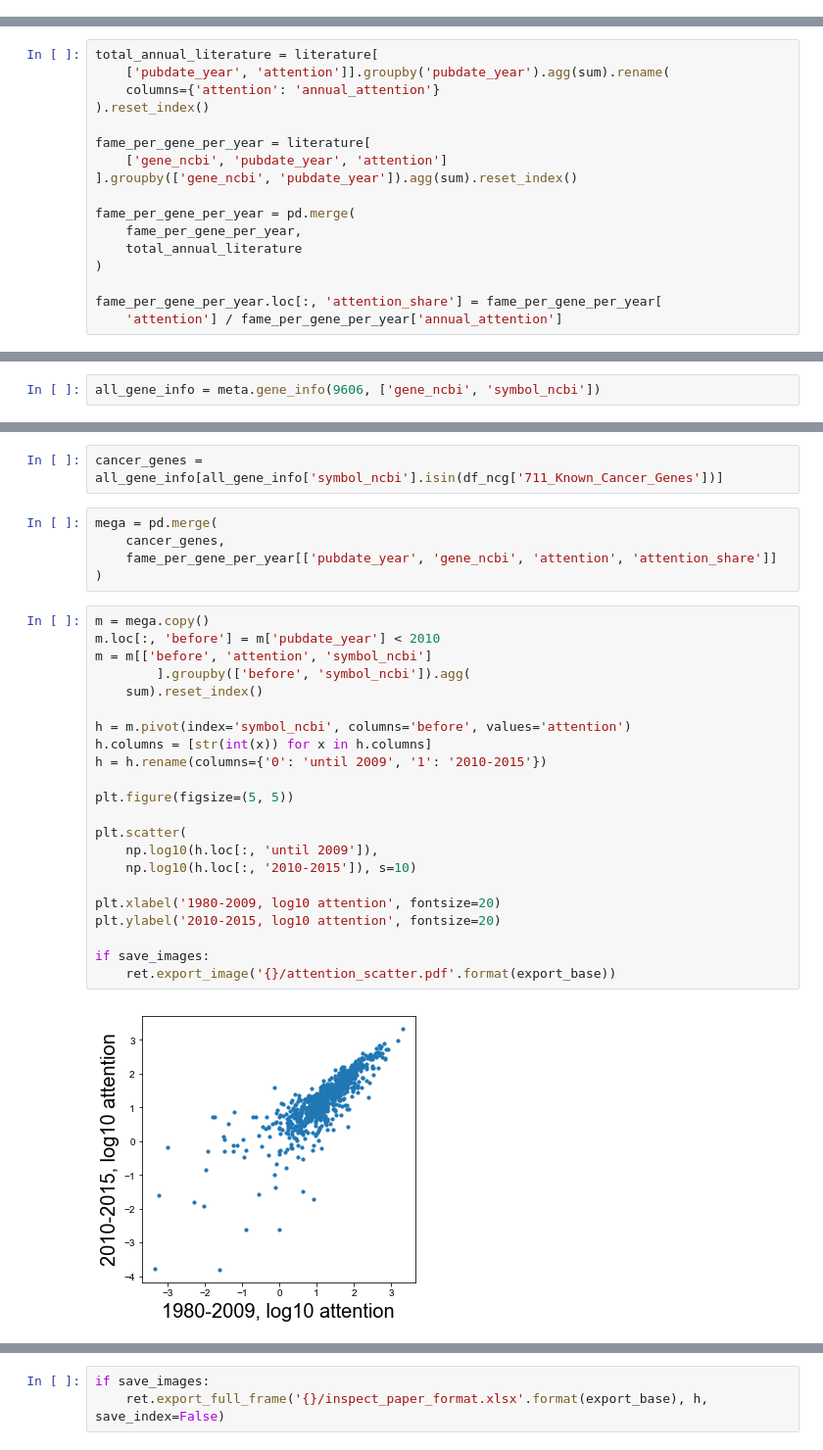
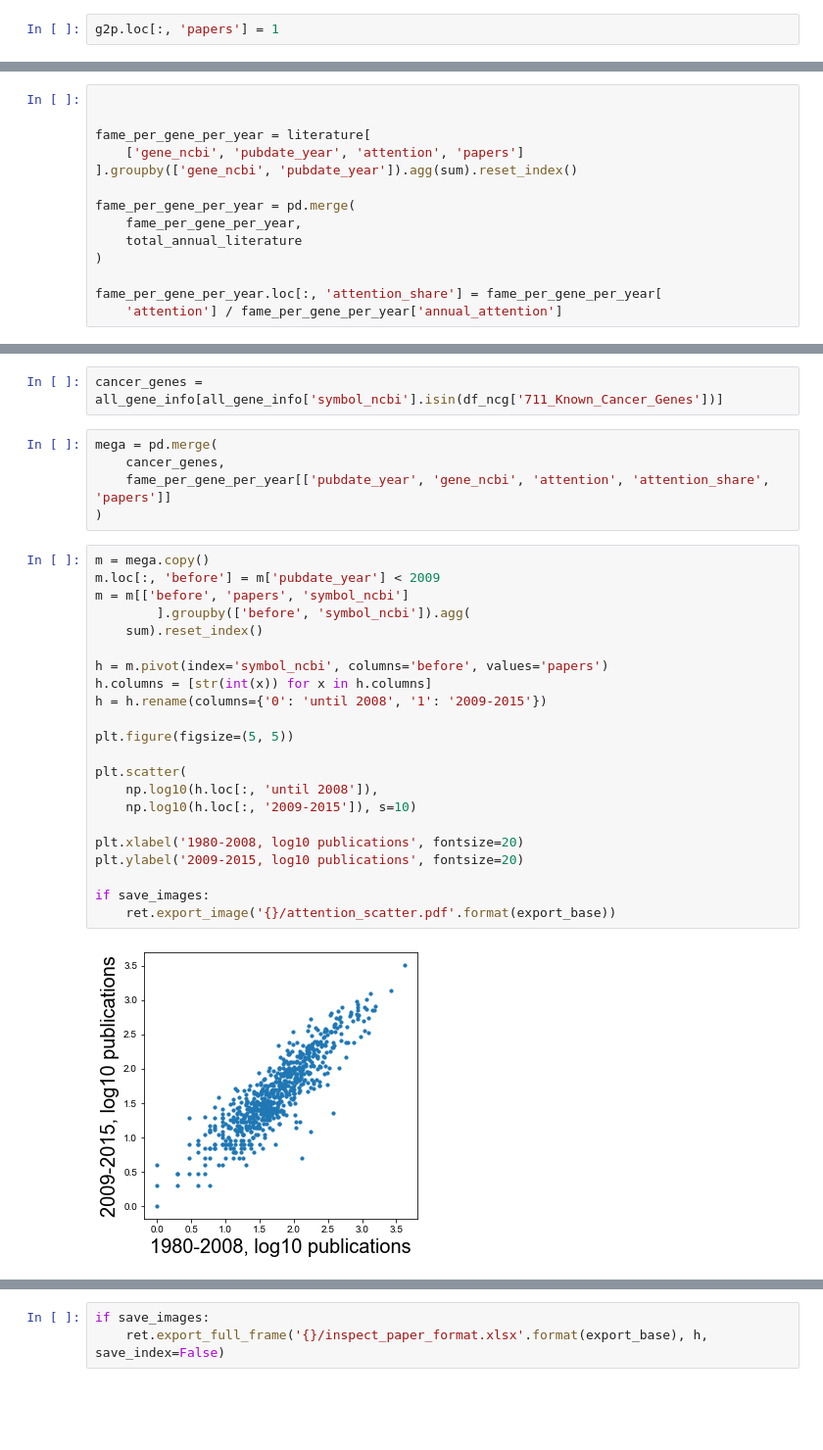
Before and after one commit to tstoeger/minnesota_studies_ratti_stoeger, a Jupyter notebook: 200122_ratti_cancer_genes_decades.ipynb, the cells around one changed output, grey strips where cells are left out. Shown at 98% size. Saved outputs shown, nothing was run; the diff lists cells and outputs as text; blank space fills up the shorter version.

Commit message:
for paper

```diff
--- a/200122_ratti_cancer_genes_decades.ipynb
+++ b/200122_ratti_cancer_genes_decades.ipynb
@@ -53,6 +53,8 @@ g2p = medline.gene2pubmed(taxon_id='all', paper_kind='research').drop_duplicates
 g2p = pd.merge(
     g2p,
     (1 / g2p['pubmed_id'].value_counts()).to_frame('attention').rename_axis('pubmed_id').reset_index())
+# %%
+g2p.loc[:, 'papers'] = 1
 # %%
 years = medline.select_medline_records(
         columns_sql='''
@@ -68,11 +77,8 @@ literature = literature.drop('taxon_ncbi', 1)
 # %%
-total_annual_literature = literature[
-    ['pubdate_year', 'attention']].groupby('pubdate_year').agg(sum).rename(
-    columns={'attention': 'annual_attention'}
-).reset_index()
+
 
 fame_per_gene_per_year = literature[
-    ['gene_ncbi', 'pubdate_year', 'attention']
+    ['gene_ncbi', 'pubdate_year', 'attention', 'papers']
 ].groupby(['gene_ncbi', 'pubdate_year']).agg(sum).reset_index()
 
 fame_per_gene_per_year = pd.merge(
@@ -85,5 +91,3 @@ fame_per_gene_per_year.loc[:, 'attention_share'] = fame_per_gene_per_year[
 # %%
 p = '/Users/tstoeger/Dropbox/ratti/data/network_of_cancer_genes/ncg6_0/cancergenes_list.txt'
 df_ncg = pd.read_csv(p, '\t')
-# %%
-all_gene_info = meta.gene_info(9606, ['gene_ncbi', 'symbol_ncbi'])
@@ -94,29 +96,29 @@ cancer_genes = all_gene_info[all_gene_info['symbol_ncbi'].isin(df_ncg['711_Known
 # %%
 mega = pd.merge(
     cancer_genes,
-    fame_per_gene_per_year[['pubdate_year', 'gene_ncbi', 'attention', 'attention_share']]
+    fame_per_gene_per_year[['pubdate_year', 'gene_ncbi', 'attention', 'attention_share', 'papers']]
 )
 # %%
 m = mega.copy()
-m.loc[:, 'before'] = m['pubdate_year'] < 2010
-m = m[['before', 'attention', 'symbol_ncbi']
+m.loc[:, 'before'] = m['pubdate_year'] < 2009
+m = m[['before', 'papers', 'symbol_ncbi']
         ].groupby(['before', 'symbol_ncbi']).agg(
     sum).reset_index()
 
-h = m.pivot(index='symbol_ncbi', columns='before', values='attention')
+h = m.pivot(index='symbol_ncbi', columns='before', values='papers')
 h.columns = [str(int(x)) for x in h.columns]
-h = h.rename(columns={'0': 'until 2009', '1': '2010-2015'})
+h = h.rename(columns={'0': 'until 2008', '1': '2009-2015'})
 
 plt.figure(figsize=(5, 5))
 
 plt.scatter(
-    np.log10(h.loc[:, 'until 2009']),
-    np.log10(h.loc[:, '2010-2015']), s=10)
+    np.log10(h.loc[:, 'until 2008']),
+    np.log10(h.loc[:, '2009-2015']), s=10)
 
-plt.xlabel('1980-2009, log10 attention', fontsize=20)
-plt.ylabel('2010-2015, log10 attention', fontsize=20)
+plt.xlabel('1980-2008, log10 publications', fontsize=20)
+plt.ylabel('2009-2015, log10 publications', fontsize=20)
 
 if save_images:
     ret.export_image('{}/attention_scatter.pdf'.format(export_base))
 # %% [output]
-[figure, old version]
+[figure, new version]
```
Also changed, not shown: parts of 34 cells of this notebook, 1 other file.
